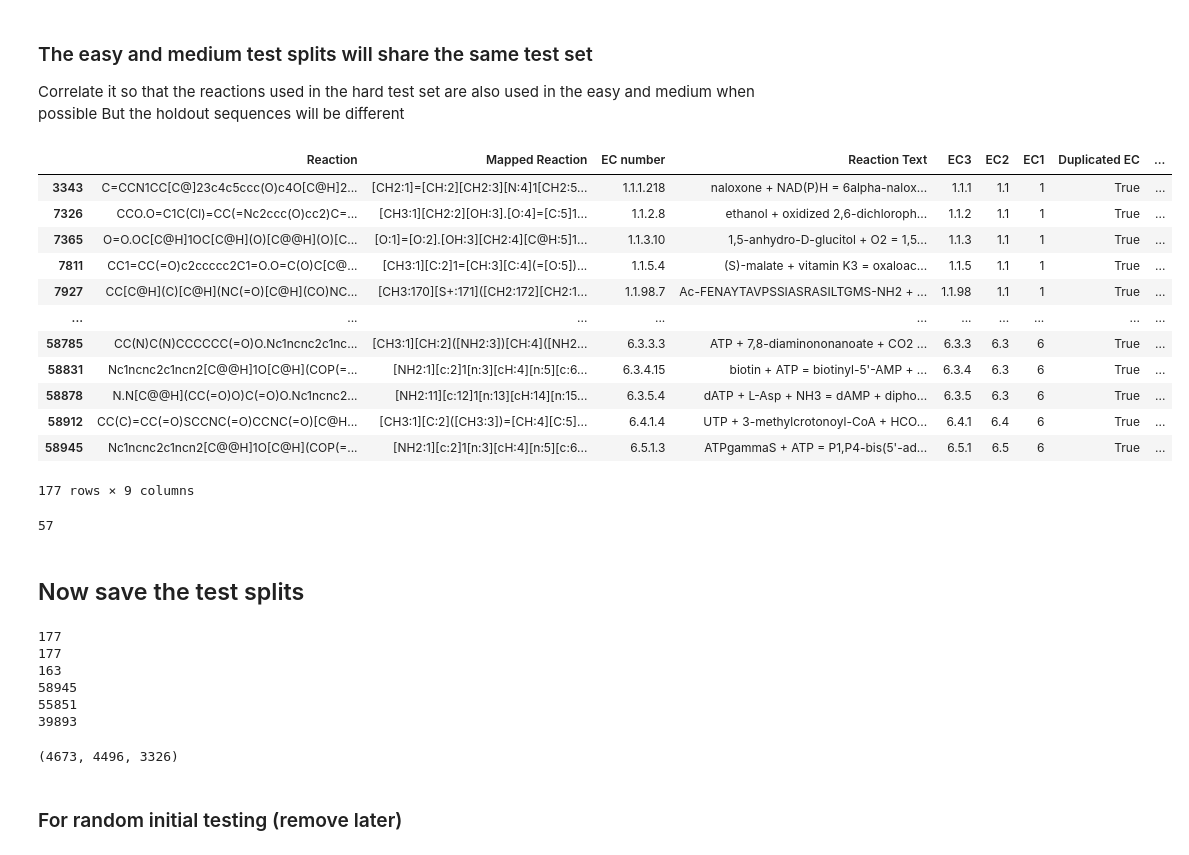
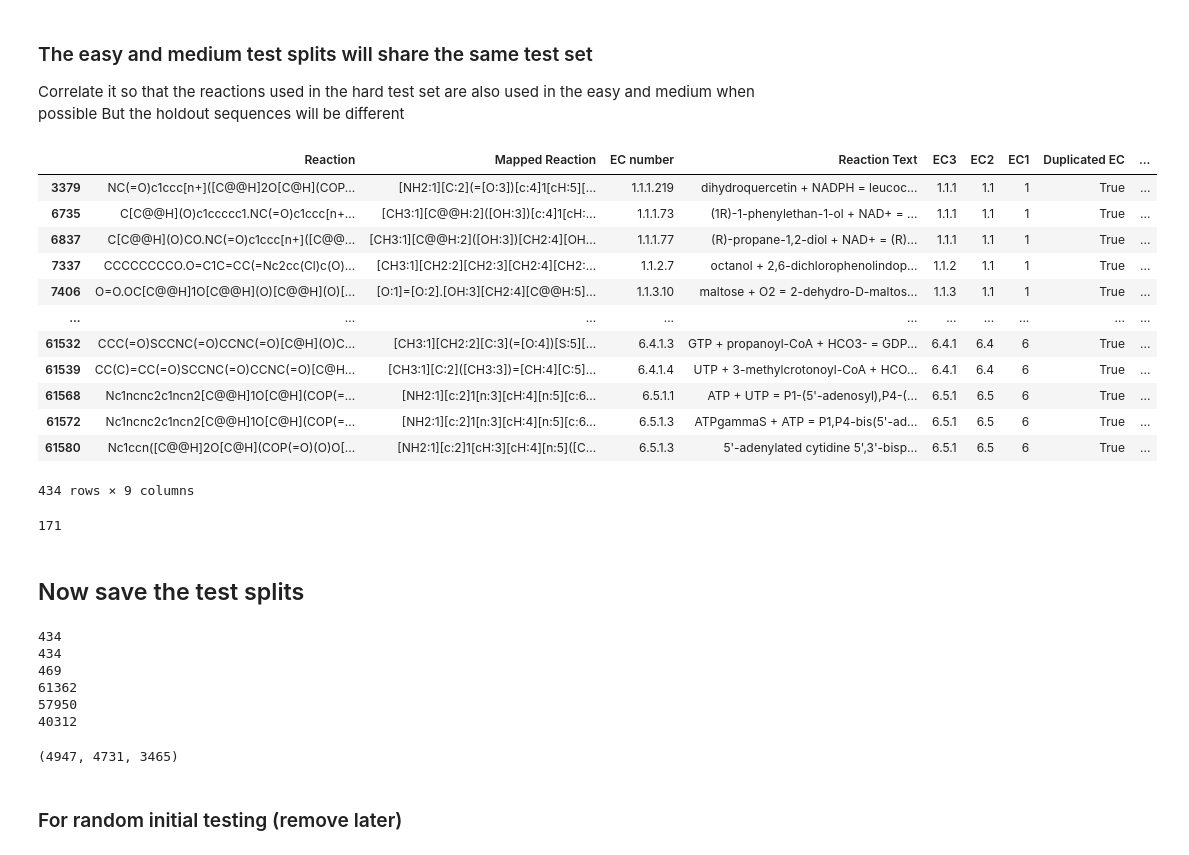
Before and after one commit to jsunn-y/CARE, a Jupyter notebook: generate_datasets_splits/splitting_task2.ipynb, the cells around one changed output. Drawn from its saved outputs; the diff is of its cells as text; code cells hidden in the pictures.

Commit message:
updated splitting so that more reactions per EC are sampled

```diff
--- a/generate_datasets_splits/splitting_task2.ipynb
+++ b/generate_datasets_splits/splitting_task2.ipynb
@@ -132,6 +132,10 @@ ECs = EC_df_selected.sample(frac=1).groupby("EC3").head(4)['EC number'].values #
 len(ECs)
 hard_reactions = unique_reactions_multiple_ec[unique_reactions_multiple_ec['EC number'].isin(ECs)]
 print(len(hard_reactions))
-hard_test = hard_reactions.groupby('EC number').sample(1) # Select a single sample for testing (and then the rest will be training)
+#hard_test = hard_reactions.groupby('EC number').sample(1) # Select a single sample for testing (and then the rest will be training)
+hard_test = hard_reactions.groupby('EC number').sample(4, replace=True)
+#drop duplicate reactions
+hard_test = hard_test.drop_duplicates(subset='Reaction')
+
 hard_test
 # %% [output]
@@ -161,47 +165,50 @@ But the holdout sequences will be different
 # %%
 np.random.seed(42)
 random.seed(42)
 #remove the EC3s that were selected for the hard test
 EC_df_nothard = EC_df[~EC_df['EC3'].isin(EC3s_hard)]
 
 #sample a random one from each EC
 EC_df_selected = EC_df_nothard.groupby('EC3').sample(1)
 ECs = EC_df_selected['EC number'].values
 
 filtered = unique_reactions_multiple_ec[unique_reactions_multiple_ec['EC number'].isin(ECs)]
 np.random.seed(42)
 random.seed(42)
-easy_medium_test1 = filtered.groupby('EC number').sample(1)
+#easy_medium_test1 = filtered.groupby('EC number').sample(1)
+easy_medium_test1 = filtered.groupby('EC number').sample(3, replace=True)
+easy_medium_test1 = easy_medium_test1.drop_duplicates(subset='Reaction')
 
 #take the EC3s from the hard test append them to the easy/medium test
 hard_test['EC3'] = hard_test['EC number'].str.split('.').str[:3].str.join('.')
 np.random.seed(42)
 random.seed(42)
-easy_medium_test2 = hard_test.groupby('EC3').sample(1)
+#easy_medium_test2 = hard_test.groupby('EC3').sample(1)
+easy_medium_test2 = hard_test.groupby('EC3').sample(3, replace=True)
 easy_medium_test2
 
 easy_medium_test = pd.concat([easy_medium_test1, easy_medium_test2]).sort_values('EC number')
 easy_medium_test
 # %% [output]
 |  | Reaction | Mapped Reaction | EC number | Reaction Text | EC3 | EC2 | EC1 | Duplicated EC | ... |
-| 3343 | C=CCN1CC[C@]23c4c5ccc(O)c4O[C@H]2... | [CH2:1]=[CH:2][CH2:3][N:4]1[CH2:5... | 1.1.1.218 | naloxone + NAD(P)H = 6alpha-nalox... | 1.1.1 | 1.1 | 1 | True | ... |
-| 7326 | CCO.O=C1C(Cl)=CC(=Nc2ccc(O)cc2)C=... | [CH3:1][CH2:2][OH:3].[O:4]=[C:5]1... | 1.1.2.8 | ethanol + oxidized 2,6-dichloroph... | 1.1.2 | 1.1 | 1 | True | ... |
-| 7365 | O=O.OC[C@H]1OC[C@H](O)[C@@H](O)[C... | [O:1]=[O:2].[OH:3][CH2:4][C@H:5]1... | 1.1.3.10 | 1,5-anhydro-D-glucitol + O2 = 1,5... | 1.1.3 | 1.1 | 1 | True | ... |
-| 7811 | CC1=CC(=O)c2ccccc2C1=O.O=C(O)C[C@... | [CH3:1][C:2]1=[CH:3][C:4](=[O:5])... | 1.1.5.4 | (S)-malate + vitamin K3 = oxaloac... | 1.1.5 | 1.1 | 1 | True | ... |
-| 7927 | CC[C@H](C)[C@H](NC(=O)[C@H](CO)NC... | [CH3:170][S+:171]([CH2:172][CH2:1... | 1.1.98.7 | Ac-FENAYTAVPSSIASRASILTGMS-NH2 + ... | 1.1.98 | 1.1 | 1 | True | ... |
+| 3379 | NC(=O)c1ccc[n+]([C@@H]2O[C@H](COP... | [NH2:1][C:2](=[O:3])[c:4]1[cH:5][... | 1.1.1.219 | dihydroquercetin + NADPH = leucoc... | 1.1.1 | 1.1 | 1 | True | ... |
+| 6735 | C[C@@H](O)c1ccccc1.NC(=O)c1ccc[n+... | [CH3:1][C@@H:2]([OH:3])[c:4]1[cH:... | 1.1.1.73 | (1R)-1-phenylethan-1-ol + NAD+ = ... | 1.1.1 | 1.1 | 1 | True | ... |
+| 6837 | C[C@@H](O)CO.NC(=O)c1ccc[n+]([C@@... | [CH3:1][C@@H:2]([OH:3])[CH2:4][OH... | 1.1.1.77 | (R)-propane-1,2-diol + NAD+ = (R)... | 1.1.1 | 1.1 | 1 | True | ... |
+| 7337 | CCCCCCCCO.O=C1C=CC(=Nc2cc(Cl)c(O)... | [CH3:1][CH2:2][CH2:3][CH2:4][CH2:... | 1.1.2.7 | octanol + 2,6-dichlorophenolindop... | 1.1.2 | 1.1 | 1 | True | ... |
+| 7406 | O=O.OC[C@@H]1O[C@@H](O)[C@@H](O)[... | [O:1]=[O:2].[OH:3][CH2:4][C@@H:5]... | 1.1.3.10 | maltose + O2 = 2-dehydro-D-maltos... | 1.1.3 | 1.1 | 1 | True | ... |
 | ... | ... | ... | ... | ... | ... | ... | ... | ... | ... |
-| 58785 | CC(N)C(N)CCCCCC(=O)O.Nc1ncnc2c1nc... | [CH3:1][CH:2]([NH2:3])[CH:4]([NH2... | 6.3.3.3 | ATP + 7,8-diaminononanoate + CO2 ... | 6.3.3 | 6.3 | 6 | True | ... |
-| 58831 | Nc1ncnc2c1ncn2[C@@H]1O[C@H](COP(=... | [NH2:1][c:2]1[n:3][cH:4][n:5][c:6... | 6.3.4.15 | biotin + ATP = biotinyl-5'-AMP + ... | 6.3.4 | 6.3 | 6 | True | ... |
-| 58878 | N.N[C@@H](CC(=O)O)C(=O)O.Nc1ncnc2... | [NH2:11][c:12]1[n:13][cH:14][n:15... | 6.3.5.4 | dATP + L-Asp + NH3 = dAMP + dipho... | 6.3.5 | 6.3 | 6 | True | ... |
-| 58912 | CC(C)=CC(=O)SCCNC(=O)CCNC(=O)[C@H... | [CH3:1][C:2]([CH3:3])=[CH:4][C:5]... | 6.4.1.4 | UTP + 3-methylcrotonoyl-CoA + HCO... | 6.4.1 | 6.4 | 6 | True | ... |
-| 58945 | Nc1ncnc2c1ncn2[C@@H]1O[C@H](COP(=... | [NH2:1][c:2]1[n:3][cH:4][n:5][c:6... | 6.5.1.3 | ATPgammaS + ATP = P1,P4-bis(5'-ad... | 6.5.1 | 6.5 | 6 | True | ... |
+| 61532 | CCC(=O)SCCNC(=O)CCNC(=O)[C@H](O)C... | [CH3:1][CH2:2][C:3](=[O:4])[S:5][... | 6.4.1.3 | GTP + propanoyl-CoA + HCO3- = GDP... | 6.4.1 | 6.4 | 6 | True | ... |
+| 61539 | CC(C)=CC(=O)SCCNC(=O)CCNC(=O)[C@H... | [CH3:1][C:2]([CH3:3])=[CH:4][C:5]... | 6.4.1.4 | UTP + 3-methylcrotonoyl-CoA + HCO... | 6.4.1 | 6.4 | 6 | True | ... |
+| 61568 | Nc1ncnc2c1ncn2[C@@H]1O[C@H](COP(=... | [NH2:1][c:2]1[n:3][cH:4][n:5][c:6... | 6.5.1.1 | ATP + UTP = P1-(5'-adenosyl),P4-(... | 6.5.1 | 6.5 | 6 | True | ... |
+| 61572 | Nc1ncnc2c1ncn2[C@@H]1O[C@H](COP(=... | [NH2:1][c:2]1[n:3][cH:4][n:5][c:6... | 6.5.1.3 | ATPgammaS + ATP = P1,P4-bis(5'-ad... | 6.5.1 | 6.5 | 6 | True | ... |
+| 61580 | Nc1ccn([C@@H]2O[C@H](COP(=O)(O)O[... | [NH2:1][c:2]1[cH:3][cH:4][n:5]([C... | 6.5.1.3 | 5'-adenylated cytidine 5',3'-bisp... | 6.5.1 | 6.5 | 6 | True | ... |
-177 rows × 9 columns
+434 rows × 9 columns
 # %%
 #check to make sure some of them are in the hard set
 #show only ten rows
 len(easy_medium_test[easy_medium_test['Reaction'].isin(hard_test['Reaction'])])
 # %% [output]
-57
+171
 # %% [markdown]
 ## Now save the test splits
 # %%
@@ -220,16 +227,16 @@ reaction2EC_hard_train.to_csv('../splits/task2/hard_reaction_train.csv', index=F
 for set in [easy_medium_test, easy_medium_test, hard_test,reaction2EC_easy_train, reaction2EC_medium_train, reaction2EC_hard_train]:
     print(len(set))
 # %% [output]
-177
-177
-163
-58945
-55851
-39893
+434
+434
+469
+61362
+57950
+40312
 # %%
 reaction2EC_easy_train['EC number'].nunique(), reaction2EC_medium_train['EC number'].nunique(), reaction2EC_hard_train['EC number'].nunique()
 # %% [output]
-(4673, 4496, 3326)
+(4947, 4731, 3465)
 # %% [markdown]
 ### For random initial testing (remove later)
 # %%
```
Also changed, not shown: parts of 6 cells of this notebook, 13 other files.
